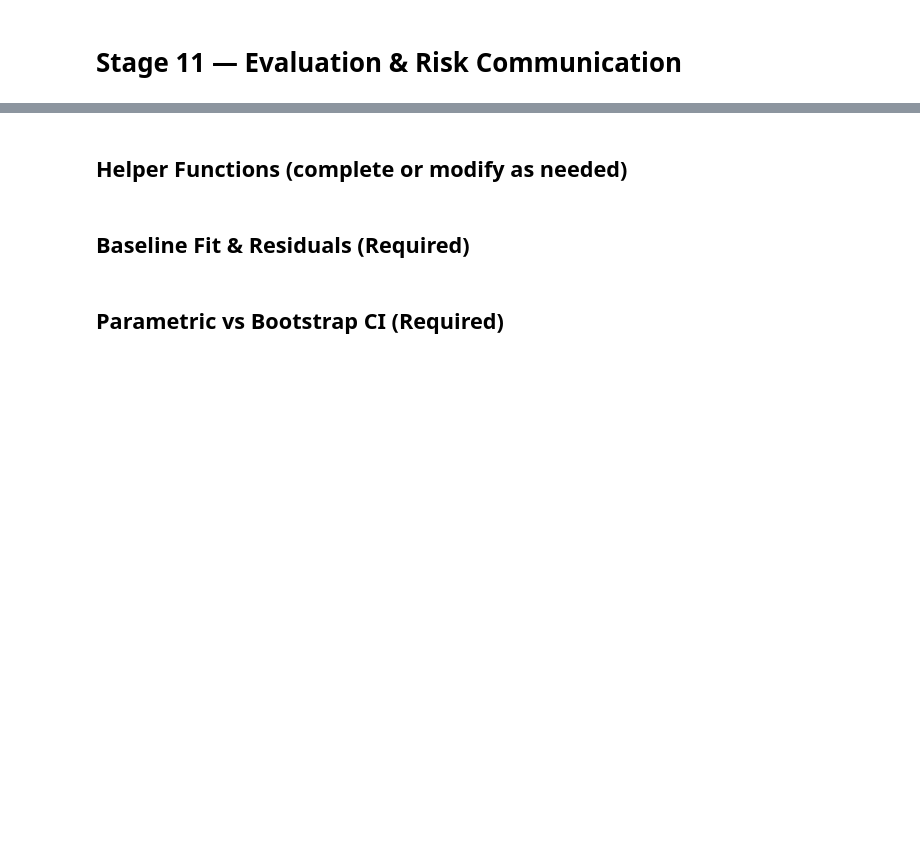
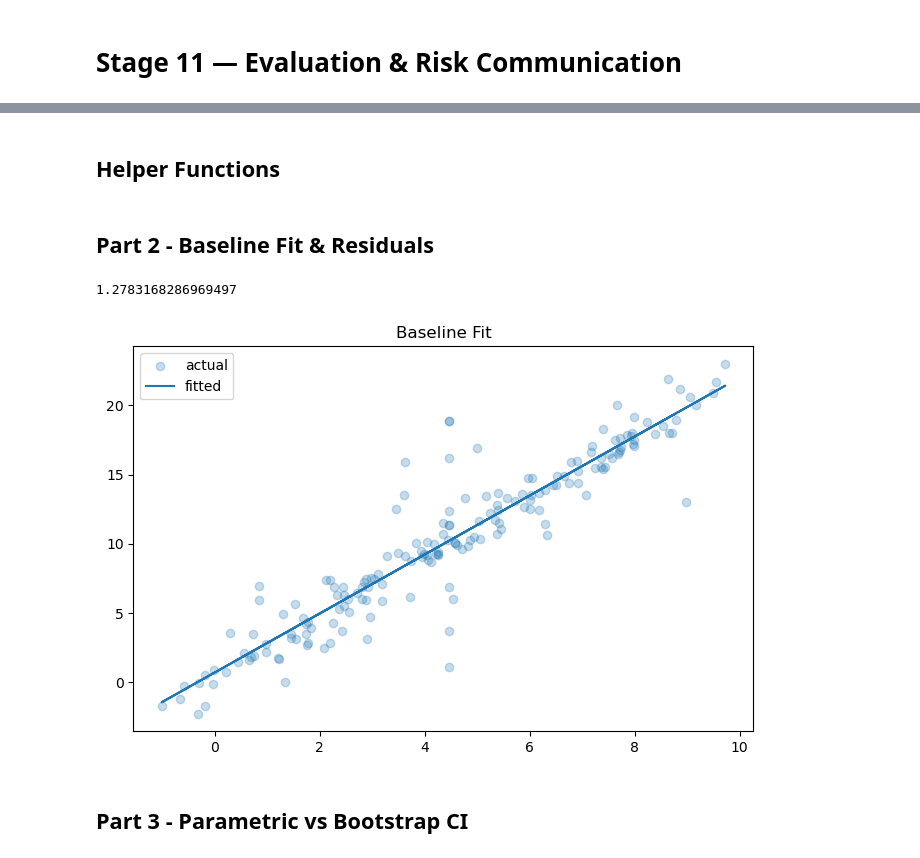
Before and after one commit to WillYuweiWu/bootcamp_will_wu, a Jupyter notebook: homework/stage11/stage11_evaluation-risk-communication.ipynb, the cells around one changed output, grey strips where cells are left out. Drawn from its saved outputs; the diff is of its cells as text; code cells hidden in the pictures; blank space fills up the shorter version.

Commit message:
Stage 11 completed.

```diff
--- a/homework/stage11/stage11_evaluation-risk-communication.ipynb
+++ b/homework/stage11/stage11_evaluation-risk-communication.ipynb
@@ -15,3 +15,32 @@ For this part I'm using a subset of the raw dataset.
 # %%
+from pathlib import Path
+import pandas as pd
+import numpy as np
+
+data_dir = Path('data')
+data_dir.mkdir(exist_ok = True)
+
+csv_path = data_dir / 'data_stage11_eval_risk.csv'
+
+if csv_path.exists():
+    try:
+        df = pd.read_csv(csv_path, parse_dates = ['date'])
+    except ValueError as e:
+        print(f"Error reading CSV: {e}\nRegenerating synthetic data...")
+        regenerate = True
+    else:
+        regenerate = False
+else:
+    regenerate = True
+
+if regenerate:
+    n = 180
+    dates = pd.date_range('2022-06-01', periods = n, freq = 'D')
+    seg = np.random.choice(['A','B','C'], size = n, p = [0.5,0.3,0.2])
+    x = np.linspace(0, 9, n) + np.random.normal(0, 0.7, n)
+    y = 2.1 * x + 0.8 + np.random.standard_t(df = 3, size = n) * 1.1
+    x[np.random.choice(np.arange(n), size = round(0.05 * n), replace = False)] = np.nan
+    df = pd.DataFrame({'date': dates, 'segment': seg, 'x_feature': x, 'y_target': y})
+    df.to_csv(csv_path, index = False)
 
 df.head()
@@ -18,5 +54,5 @@ df.head()
 # %% [markdown]
-## Helper Functions (complete or modify as needed)
+## Helper Functions
 # %%
 def mean_impute(a: np.ndarray) -> np.ndarray:
     m = np.nanmean(a)
@@ -57,7 +93,7 @@ def fit_fn(X, y):
 def pred_fn(model, X):
     return model.predict(X)
 # %% [markdown]
-## Baseline Fit & Residuals (Required)
+## Part 2 - Baseline Fit & Residuals
 # %%
 X_raw = df['x_feature'].values
 y = df['y_target'].values
@@ -67,8 +103,19 @@ y_hat = model.predict(X_base.reshape(-1,1))
 df['x_imputed'] = X_base
 base_mae = mae(y, y_hat)
 base_mae
+# %% [output]
+1.2783168286969497
+# %%
+plt.figure()
+plt.scatter(X_base, y, alpha = 0.25, label = 'actual')
+plt.plot(X_base, y_hat, label = 'fitted')
+plt.title('Baseline Fit')
+plt.legend()
+plt.show()
+# %% [output]
+[figure, added]
 # %% [markdown]
-## Parametric vs Bootstrap CI (Required)
+## Part 3 - Parametric vs Bootstrap CI
 # %%
 resid = y - y_hat
 sigma_hat = np.std(resid, ddof=1)
```
Also changed, not shown: parts of 13 cells of this notebook, 3 other files.
